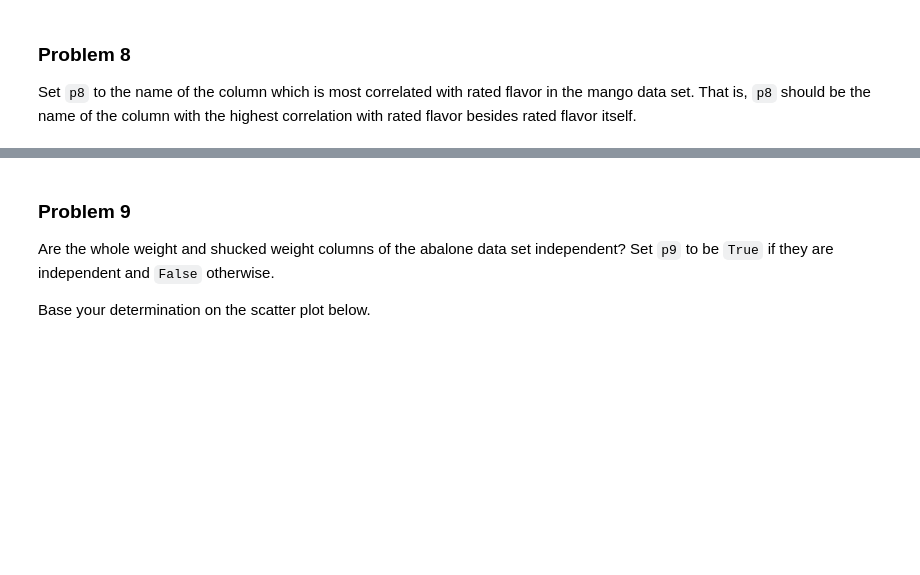
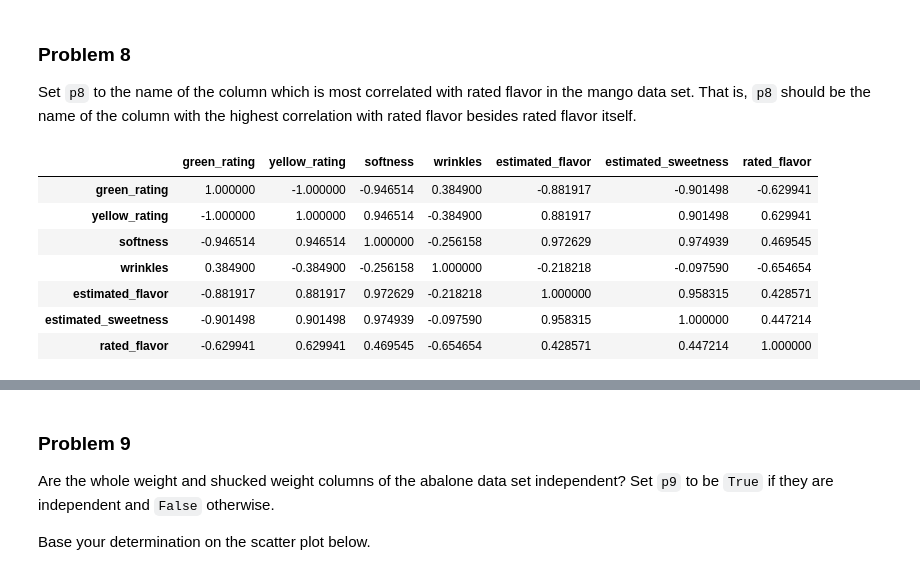
Before and after one commit to tzucker02/dx601-homework-06, a Jupyter notebook: homework.ipynb, the cells around one changed output, grey strips where cells are left out. Cells and saved outputs as stored; diff of their text form; code cells hidden in the pictures; blank space fills up the shorter version.

```diff
--- a/homework.ipynb
+++ b/homework.ipynb
@@ -206,6 +206,18 @@ Ellipsis
 
 Set `p8` to the name of the column which is most correlated with rated flavor in the mango data set.
 That is, `p8` should be the name of the column with the highest correlation with rated flavor besides rated flavor itself.
+# %%
+correlation_matrix = mango_data.corr(numeric_only=True)
+display(correlation_matrix)
+# %% [output]
+|  | green_rating | yellow_rating | softness | wrinkles | estimated_flavor | estimated_sweetness | rated_flavor |
+| green_rating | 1.000000 | -1.000000 | -0.946514 | 0.384900 | -0.881917 | -0.901498 | -0.629941 |
+| yellow_rating | -1.000000 | 1.000000 | 0.946514 | -0.384900 | 0.881917 | 0.901498 | 0.629941 |
+| softness | -0.946514 | 0.946514 | 1.000000 | -0.256158 | 0.972629 | 0.974939 | 0.469545 |
+| wrinkles | 0.384900 | -0.384900 | -0.256158 | 1.000000 | -0.218218 | -0.097590 | -0.654654 |
+| estimated_flavor | -0.881917 | 0.881917 | 0.972629 | -0.218218 | 1.000000 | 0.958315 | 0.428571 |
+| estimated_sweetness | -0.901498 | 0.901498 | 0.974939 | -0.097590 | 0.958315 | 1.000000 | 0.447214 |
+| rated_flavor | -0.629941 | 0.629941 | 0.469545 | -0.654654 | 0.428571 | 0.447214 | 1.000000 |
 # %%
 # YOUR CHANGES HERE
 
```
Also changed, not shown: parts of 10 cells of this notebook.
